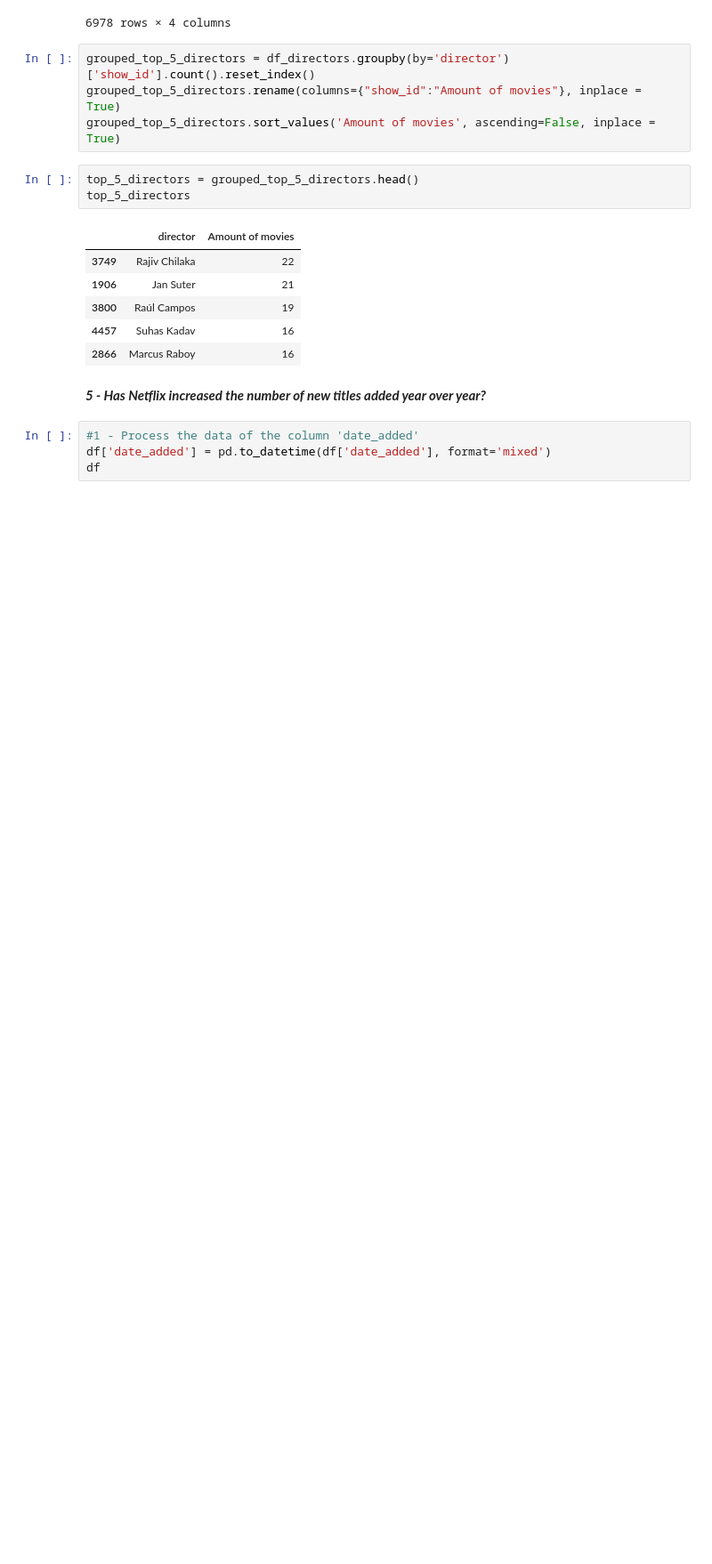
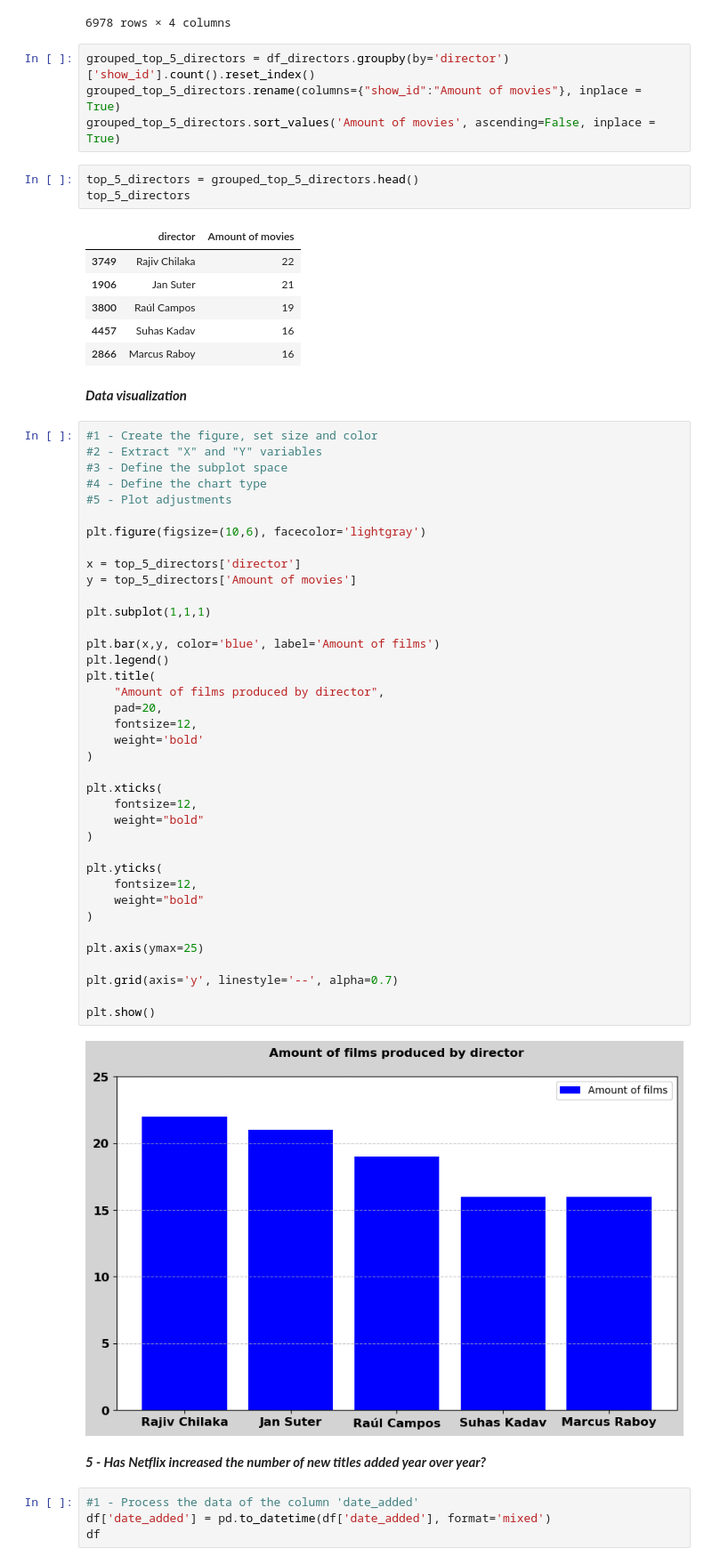
Before and after one commit to devWeb-JP18/bi-data-ai-portfolio, a Jupyter notebook: projects_data_analysis_and_BI/netflix/app.ipynb, the cells around one changed output. Shown at 89% size. Cells and saved outputs as stored; diff of their text form; blank space fills up the shorter version.

```diff
--- a/projects_data_analysis_and_BI/netflix/app.ipynb
+++ b/projects_data_analysis_and_BI/netflix/app.ipynb
@@ -259,6 +239,48 @@ top_5_directors
 | 3800 | Raúl Campos | 19 |
 | 4457 | Suhas Kadav | 16 |
 | 2866 | Marcus Raboy | 16 |
+# %% [markdown]
+***Data visualization***
+# %%
+#1 - Create the figure, set size and color
+#2 - Extract "X" and "Y" variables
+#3 - Define the subplot space
+#4 - Define the chart type
+#5 - Plot adjustments
+
+plt.figure(figsize=(10,6), facecolor='lightgray')
+
+x = top_5_directors['director']
+y = top_5_directors['Amount of movies']
+
+plt.subplot(1,1,1)
+
+plt.bar(x,y, color='blue', label='Amount of films')
+plt.legend()
+plt.title(
+    "Amount of films produced by director",
+    pad=20,
+    fontsize=12,
+    weight='bold'
+)
+
+plt.xticks(
+    fontsize=12,
+    weight="bold"
+)
+
+plt.yticks(
+    fontsize=12,
+    weight="bold"
+)
+
+plt.axis(ymax=25)
+
+plt.grid(axis='y', linestyle='--', alpha=0.7)
+
+plt.show()
+# %% [output]
+[figure, added]
 # %% [markdown]
 ***5 - Has Netflix increased the number of new titles added year over year?***
 # %%
```
Also changed, not shown: parts of 9 cells of this notebook, 3 other files.
